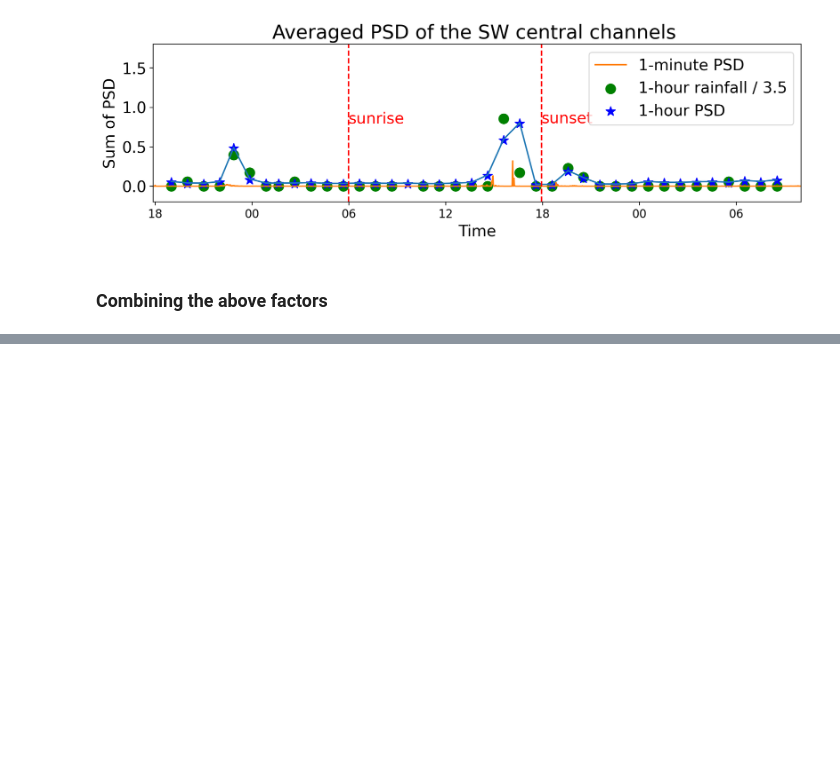
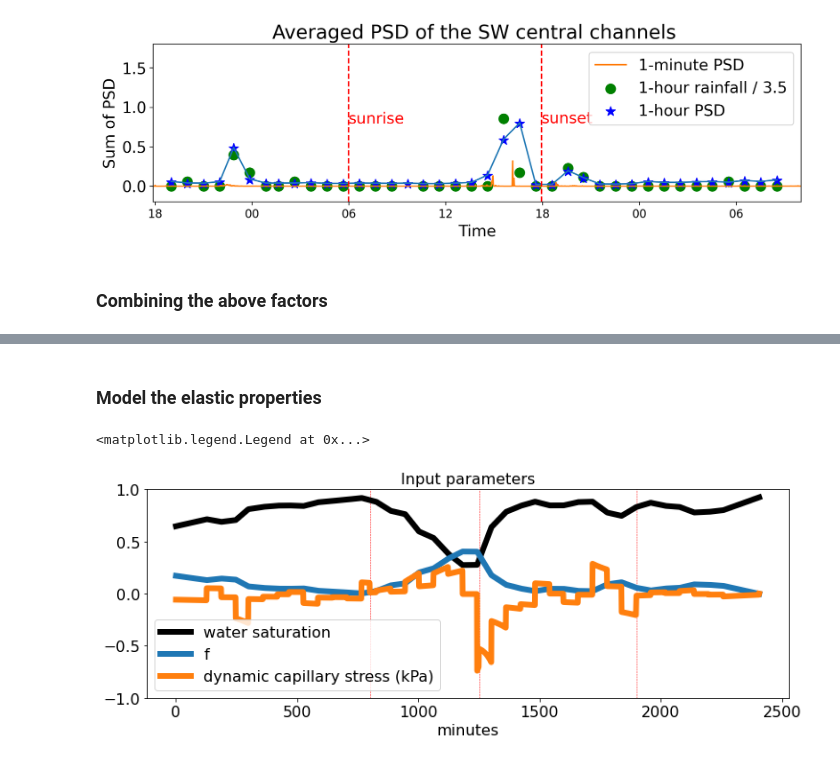
Before and after one commit to Denolle-Lab/FarmDAS, a Jupyter notebook: examples/dvv_and_model/hydrology_models.ipynb, the cells around one changed output, grey strips where cells are left out. Cells and saved outputs as stored; diff of their text form; code cells hidden in the pictures; blank space fills up the shorter version.

```diff
--- a/examples/dvv_and_model/hydrology_models.ipynb
+++ b/examples/dvv_and_model/hydrology_models.ipynb
@@ -370,0 +375,34 @@ plt.show()
+# %% [markdown]
+### Model the elastic properties
+# %%
+## Input parameters
+scale_factor = moisture/100 * 2.5 - 0.6
+new_f = 0.9-scale_factor/2
+s=moisture/100*2-1
+
+s_wr = 0.27  ## residual saturation
+
+tau1 = 5e6 * np.exp(np.power(s[0:800],3))  ## wetting
+tau2 = 1e7 * (1-s[800:1250])  ## drying
+tau3 = 5e6 * np.exp(np.power(s[1250:1900],3))  ## wetting
+tau4 = 1e7 * (1-s[1900:])  ## drying
+tau = np.concatenate((tau1, tau2, tau3, tau4))
+
+s_rate = np.diff(s) / 60 ## Saturation rate, per second
+p_diff = 0-np.concatenate((s_rate, [0])) * tau
+
+plt.figure(figsize=(12, 4))
+plt.plot(np.arange(len(moisture)), s, label='water saturation', color='k', lw=6)
+plt.plot(np.arange(len(new_f)), new_f, label='f', lw=6)
+plt.plot(np.arange(len(p_diff)), p_diff/1000, label='dynamic capillary stress (kPa)', lw=6)
+
+plt.ylim(-1, 1)
+
+for time_min in [800, 1250, 1900]:
+    plt.vlines(time_min, -1, 1, color='r', lw=0.5, ls='--')
+plt.xlabel("minutes", fontsize = 16)
+plt.title("Input parameters", fontsize = 16)
+plt.legend()
+# %% [output]
+<matplotlib.legend.Legend at 0x...>
+[figure, added]
```
Also changed, not shown: parts of 4 cells of this notebook.
